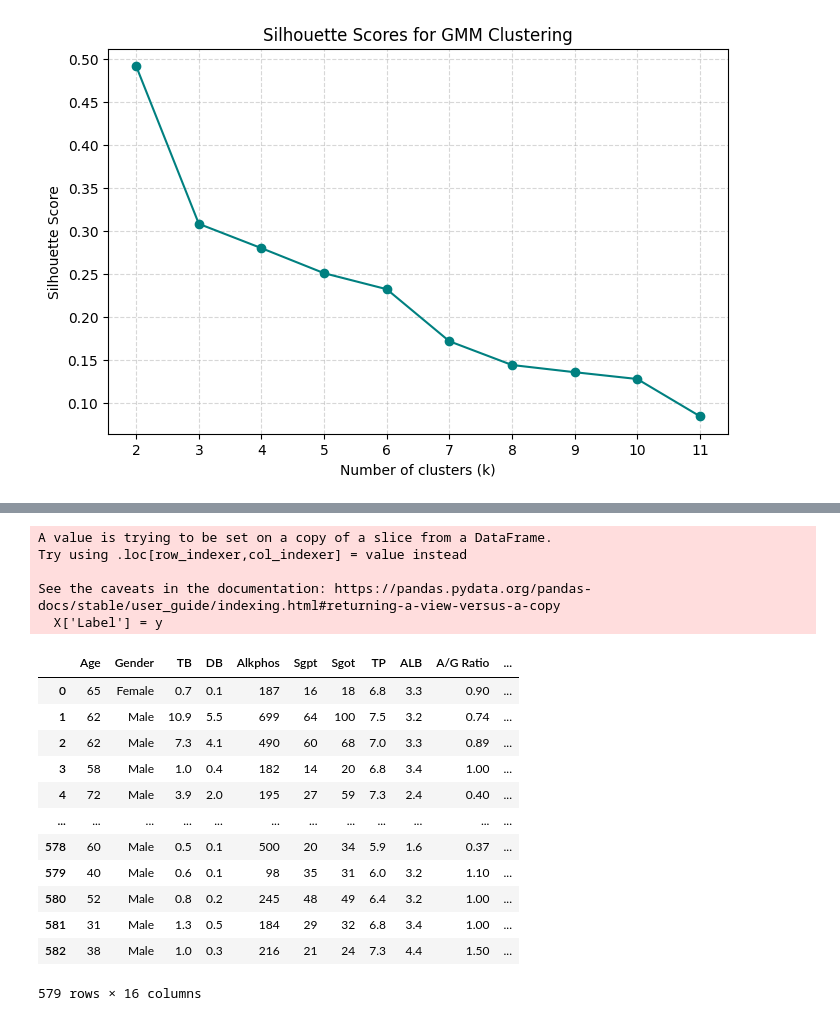
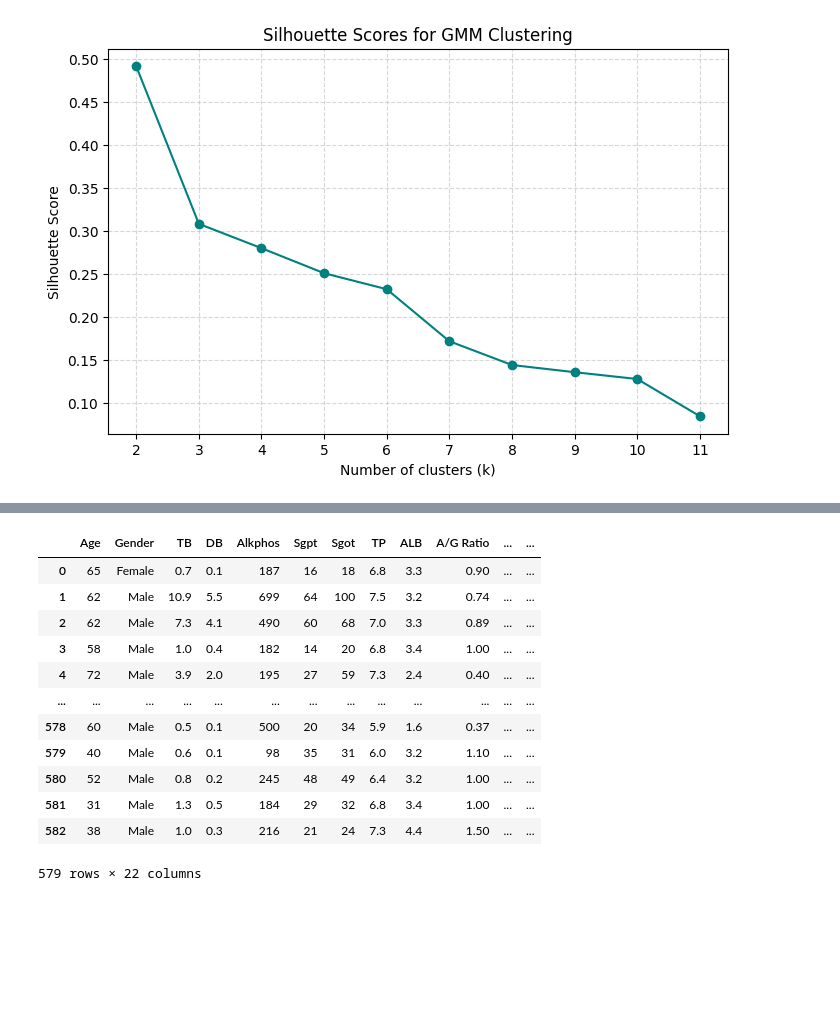
Before and after one commit to Filippo-Corti/ExplainableClustering, a Jupyter notebook: clustering.ipynb, the cells around one changed output, grey strips where cells are left out. Drawn from its saved outputs; the diff is of its cells as text; code cells hidden in the pictures; blank space fills up the shorter version.

Commit message:
exported data with new clusters

```diff
--- a/clustering.ipynb
+++ b/clustering.ipynb
@@ -275,24 +236,23 @@ ValueError: could not convert string to float: 'Female'
-# %%
-X['Label'] = y
-
-X
-# %% [output]
-A value is trying to be set on a copy of a slice from a DataFrame.
-Try using .loc[row_indexer,col_indexer] = value instead
-
-See the caveats in the documentation: https://pandas.pydata.org/pandas-docs/stable/user_guide/indexing.html#returning-a-view-versus-a-copy
-  X['Label'] = y
-|  | Age | Gender | TB | DB | Alkphos | Sgpt | Sgot | TP | ALB | A/G Ratio | ... |
-| 0 | 65 | Female | 0.7 | 0.1 | 187 | 16 | 18 | 6.8 | 3.3 | 0.90 | ... |
-| 1 | 62 | Male | 10.9 | 5.5 | 699 | 64 | 100 | 7.5 | 3.2 | 0.74 | ... |
-| 2 | 62 | Male | 7.3 | 4.1 | 490 | 60 | 68 | 7.0 | 3.3 | 0.89 | ... |
-| 3 | 58 | Male | 1.0 | 0.4 | 182 | 14 | 20 | 6.8 | 3.4 | 1.00 | ... |
-| 4 | 72 | Male | 3.9 | 2.0 | 195 | 27 | 59 | 7.3 | 2.4 | 0.40 | ... |
-| ... | ... | ... | ... | ... | ... | ... | ... | ... | ... | ... | ... |
-| 578 | 60 | Male | 0.5 | 0.1 | 500 | 20 | 34 | 5.9 | 1.6 | 0.37 | ... |
-| 579 | 40 | Male | 0.6 | 0.1 | 98 | 35 | 31 | 6.0 | 3.2 | 1.10 | ... |
-| 580 | 52 | Male | 0.8 | 0.2 | 245 | 48 | 49 | 6.4 | 3.2 | 1.00 | ... |
-| 581 | 31 | Male | 1.3 | 0.5 | 184 | 29 | 32 | 6.8 | 3.4 | 1.00 | ... |
-| 582 | 38 | Male | 1.0 | 0.3 | 216 | 21 | 24 | 7.3 | 4.4 | 1.50 | ... |
-579 rows × 16 columns
+# %%
+# Merge everything into a single DF
+
+full_df = X.copy()
+full_df[clusters_df.columns] = clusters_df.values
+full_df['Label'] = y
+
+full_df
+# %% [output]
+|  | Age | Gender | TB | DB | Alkphos | Sgpt | Sgot | TP | ALB | A/G Ratio | ... | ... |
+| 0 | 65 | Female | 0.7 | 0.1 | 187 | 16 | 18 | 6.8 | 3.3 | 0.90 | ... | ... |
+| 1 | 62 | Male | 10.9 | 5.5 | 699 | 64 | 100 | 7.5 | 3.2 | 0.74 | ... | ... |
+| 2 | 62 | Male | 7.3 | 4.1 | 490 | 60 | 68 | 7.0 | 3.3 | 0.89 | ... | ... |
+| 3 | 58 | Male | 1.0 | 0.4 | 182 | 14 | 20 | 6.8 | 3.4 | 1.00 | ... | ... |
+| 4 | 72 | Male | 3.9 | 2.0 | 195 | 27 | 59 | 7.3 | 2.4 | 0.40 | ... | ... |
+| ... | ... | ... | ... | ... | ... | ... | ... | ... | ... | ... | ... | ... |
+| 578 | 60 | Male | 0.5 | 0.1 | 500 | 20 | 34 | 5.9 | 1.6 | 0.37 | ... | ... |
+| 579 | 40 | Male | 0.6 | 0.1 | 98 | 35 | 31 | 6.0 | 3.2 | 1.10 | ... | ... |
+| 580 | 52 | Male | 0.8 | 0.2 | 245 | 48 | 49 | 6.4 | 3.2 | 1.00 | ... | ... |
+| 581 | 31 | Male | 1.3 | 0.5 | 184 | 29 | 32 | 6.8 | 3.4 | 1.00 | ... | ... |
+| 582 | 38 | Male | 1.0 | 0.3 | 216 | 21 | 24 | 7.3 | 4.4 | 1.50 | ... | ... |
+579 rows × 22 columns
 # %%
```
Also changed, not shown: parts of 5 cells of this notebook, 2 other files.
